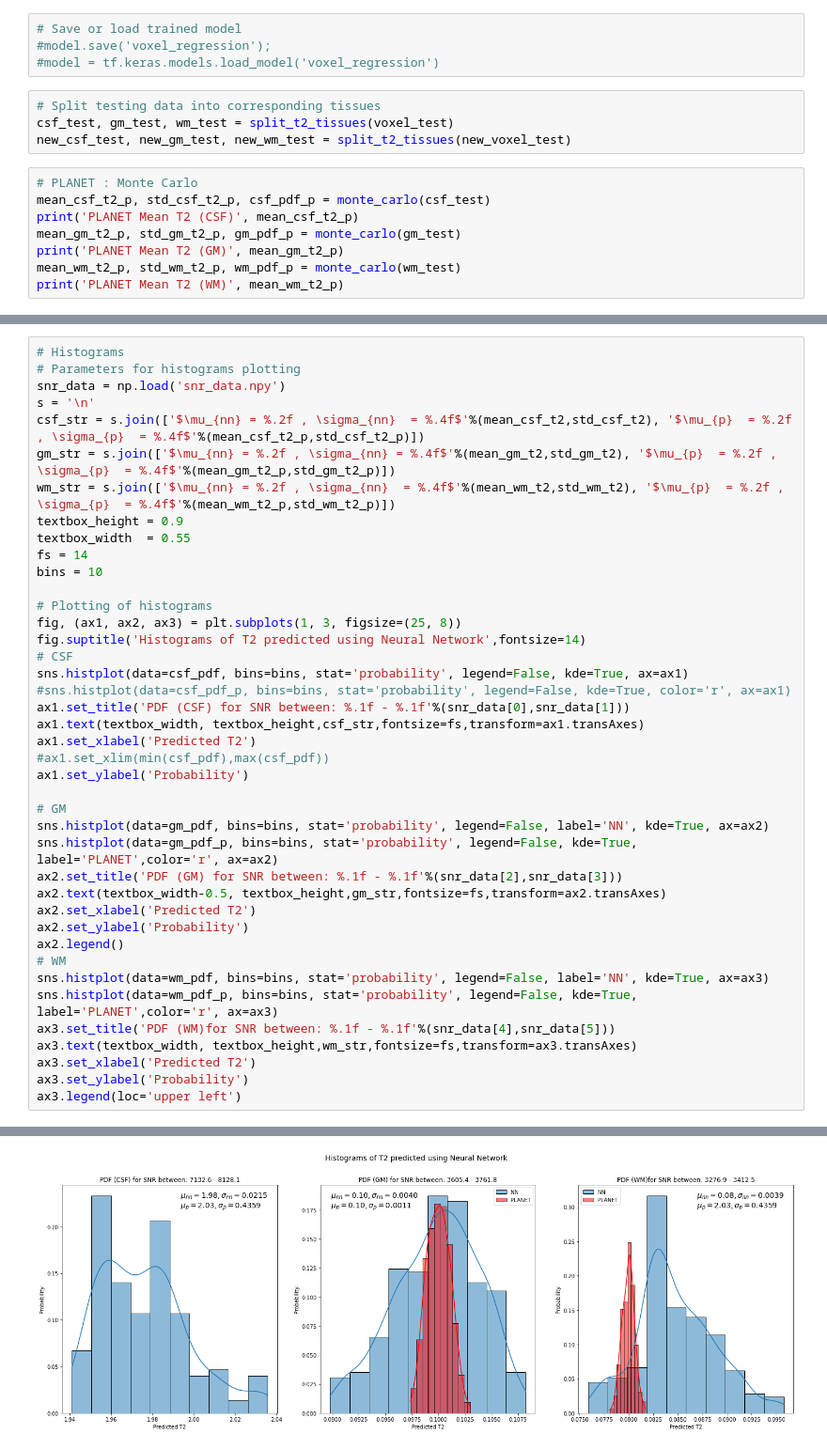
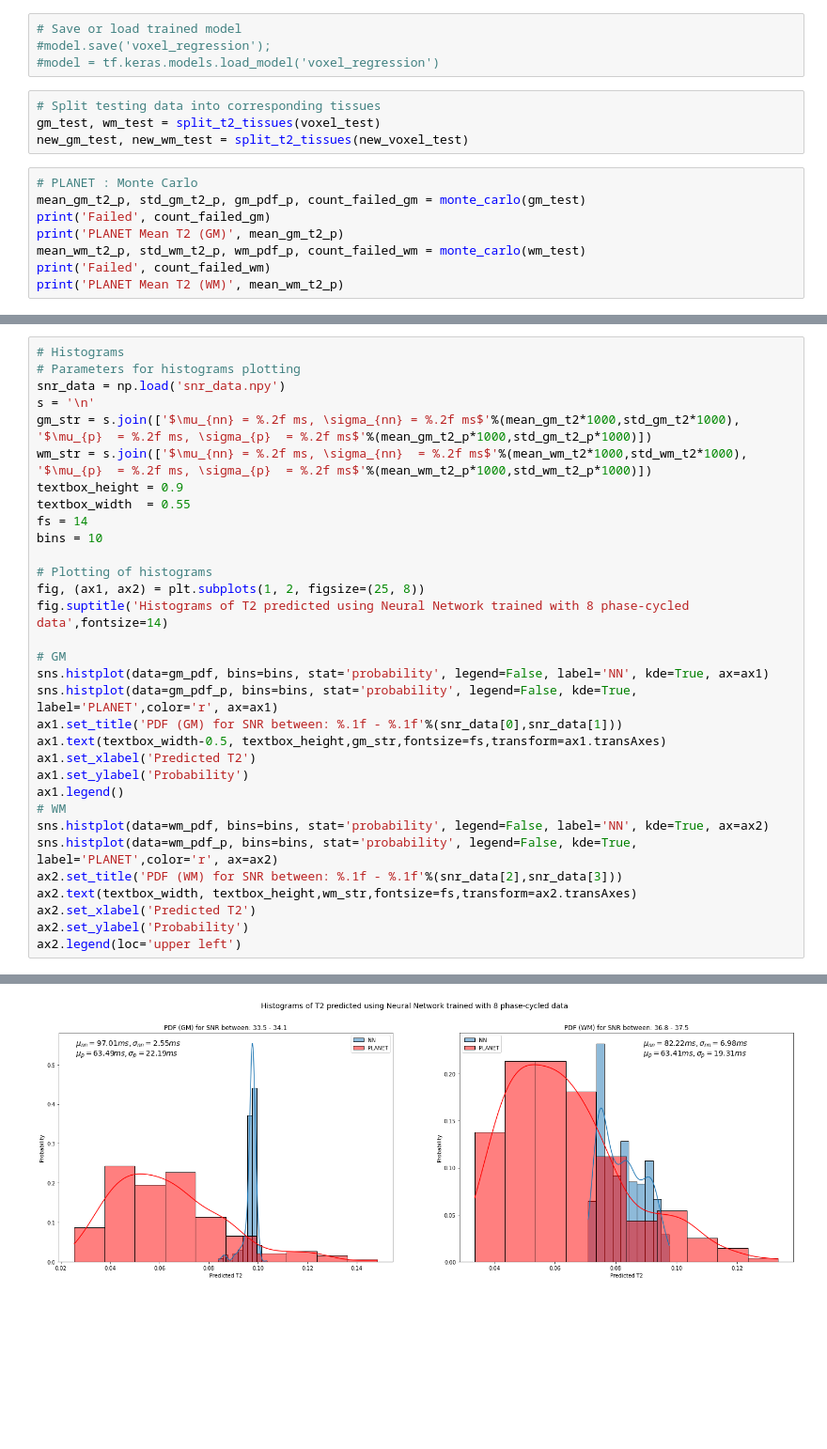
Before and after one commit to yv17/MRI-Deep-Learning, a Jupyter notebook: voxel_reg.ipynb, the cells around one changed output, grey strips where cells are left out. Shown: that part at 94% size. Cells and saved outputs as stored; diff of their text form; blank space fills up the shorter version.

Commit message:
Deleted CSF, Noise std = 0.005, trained with 8pcs

```diff
--- a/voxel_reg.ipynb
+++ b/voxel_reg.ipynb
@@ -168,14 +161,14 @@ Test MSE:0.000120
 #model = tf.keras.models.load_model('voxel_regression')
 # %%
 # Split testing data into corresponding tissues
-csf_test, gm_test, wm_test = split_t2_tissues(voxel_test)
-new_csf_test, new_gm_test, new_wm_test = split_t2_tissues(new_voxel_test)
+gm_test, wm_test = split_t2_tissues(voxel_test)
+new_gm_test, new_wm_test = split_t2_tissues(new_voxel_test)
 # %%
 # PLANET : Monte Carlo
-mean_csf_t2_p, std_csf_t2_p, csf_pdf_p = monte_carlo(csf_test)
-print('PLANET Mean T2 (CSF)', mean_csf_t2_p)
-mean_gm_t2_p, std_gm_t2_p, gm_pdf_p = monte_carlo(gm_test)
+mean_gm_t2_p, std_gm_t2_p, gm_pdf_p, count_failed_gm = monte_carlo(gm_test)
+print('Failed', count_failed_gm)
 print('PLANET Mean T2 (GM)', mean_gm_t2_p)
-mean_wm_t2_p, std_wm_t2_p, wm_pdf_p = monte_carlo(wm_test)
+mean_wm_t2_p, std_wm_t2_p, wm_pdf_p, count_failed_wm = monte_carlo(wm_test)
+print('Failed', count_failed_wm)
 print('PLANET Mean T2 (WM)', mean_wm_t2_p)
 # %% [output]
@@ -190,44 +196,35 @@ mean_wm_t2, std_wm_t2, wm_pdf = monte_carlo(new_wm_test)
 # %%
 # Histograms
 # Parameters for histograms plotting
 snr_data = np.load('snr_data.npy')
 s = '\n'
-csf_str = s.join(['$\mu_{nn} = %.2f , \sigma_{nn}  = %.4f$'%(mean_csf_t2,std_csf_t2), '$\mu_{p}  = %.2f , \sigma_{p}  = %.4f$'%(mean_csf_t2_p,std_csf_t2_p)])
-gm_str = s.join(['$\mu_{nn} = %.2f , \sigma_{nn} = %.4f$'%(mean_gm_t2,std_gm_t2), '$\mu_{p}  = %.2f , \sigma_{p}  = %.4f$'%(mean_gm_t2_p,std_gm_t2_p)])
-wm_str = s.join(['$\mu_{nn} = %.2f , \sigma_{nn}  = %.4f$'%(mean_wm_t2,std_wm_t2), '$\mu_{p}  = %.2f , \sigma_{p}  = %.4f$'%(mean_wm_t2_p,std_wm_t2_p)])
+gm_str = s.join(['$\mu_{nn} = %.2f ms, \sigma_{nn} = %.2f ms$'%(mean_gm_t2*1000,std_gm_t2*1000), '$\mu_{p}  = %.2f ms, \sigma_{p}  = %.2f ms$'%(mean_gm_t2_p*1000,std_gm_t2_p*1000)])
+wm_str = s.join(['$\mu_{nn} = %.2f ms, \sigma_{nn}  = %.2f ms$'%(mean_wm_t2*1000,std_wm_t2*1000), '$\mu_{p}  = %.2f ms, \sigma_{p}  = %.2f ms$'%(mean_wm_t2_p*1000,std_wm_t2_p*1000)])
 textbox_height = 0.9
 textbox_width  = 0.55
 fs = 14
 bins = 10
 
 # Plotting of histograms
-fig, (ax1, ax2, ax3) = plt.subplots(1, 3, figsize=(25, 8))
-fig.suptitle('Histograms of T2 predicted using Neural Network',fontsize=14)
-# CSF
-sns.histplot(data=csf_pdf, bins=bins, stat='probability', legend=False, kde=True, ax=ax1)
-#sns.histplot(data=csf_pdf_p, bins=bins, stat='probability', legend=False, kde=True, color='r', ax=ax1)
-ax1.set_title('PDF (CSF) for SNR between: %.1f - %.1f'%(snr_data[0],snr_data[1]))
-ax1.text(textbox_width, textbox_height,csf_str,fontsize=fs,transform=ax1.transAxes)
-ax1.set_xlabel('Predicted T2')
-#ax1.set_xlim(min(csf_pdf),max(csf_pdf))
-ax1.set_ylabel('Probability')
+fig, (ax1, ax2) = plt.subplots(1, 2, figsize=(25, 8))
+fig.suptitle('Histograms of T2 predicted using Neural Network trained with 8 phase-cycled data',fontsize=14)
 
 # GM
-sns.histplot(data=gm_pdf, bins=bins, stat='probability', legend=False, label='NN', kde=True, ax=ax2)
-sns.histplot(data=gm_pdf_p, bins=bins, stat='probability', legend=False, kde=True, label='PLANET',color='r', ax=ax2)
-ax2.set_title('PDF (GM) for SNR between: %.1f - %.1f'%(snr_data[2],snr_data[3]))
-ax2.text(textbox_width-0.5, textbox_height,gm_str,fontsize=fs,transform=ax2.transAxes)
+sns.histplot(data=gm_pdf, bins=bins, stat='probability', legend=False, label='NN', kde=True, ax=ax1)
+sns.histplot(data=gm_pdf_p, bins=bins, stat='probability', legend=False, kde=True, label='PLANET',color='r', ax=ax1)
+ax1.set_title('PDF (GM) for SNR between: %.1f - %.1f'%(snr_data[0],snr_data[1]))
+ax1.text(textbox_width-0.5, textbox_height,gm_str,fontsize=fs,transform=ax1.transAxes)
+ax1.set_xlabel('Predicted T2')
+ax1.set_ylabel('Probability')
+ax1.legend()
+# WM
+sns.histplot(data=wm_pdf, bins=bins, stat='probability', legend=False, label='NN', kde=True, ax=ax2)
+sns.histplot(data=wm_pdf_p, bins=bins, stat='probability', legend=False, kde=True, label='PLANET',color='r', ax=ax2)
+ax2.set_title('PDF (WM) for SNR between: %.1f - %.1f'%(snr_data[2],snr_data[3]))
+ax2.text(textbox_width, textbox_height,wm_str,fontsize=fs,transform=ax2.transAxes)
 ax2.set_xlabel('Predicted T2')
 ax2.set_ylabel('Probability')
-ax2.legend()
-# WM
-sns.histplot(data=wm_pdf, bins=bins, stat='probability', legend=False, label='NN', kde=True, ax=ax3)
-sns.histplot(data=wm_pdf_p, bins=bins, stat='probability', legend=False, kde=True, label='PLANET',color='r', ax=ax3)
-ax3.set_title('PDF (WM)for SNR between: %.1f - %.1f'%(snr_data[4],snr_data[5]))
-ax3.text(textbox_width, textbox_height,wm_str,fontsize=fs,transform=ax3.transAxes)
-ax3.set_xlabel('Predicted T2')
-ax3.set_ylabel('Probability')
-ax3.legend(loc='upper left')
+ax2.legend(loc='upper left')
 # %% [output]
 <matplotlib.legend.Legend at 0x...>
-[figure, old version]
+[figure, new version]
```
Also changed, not shown: parts of 9 cells of this notebook, 5 other files.
